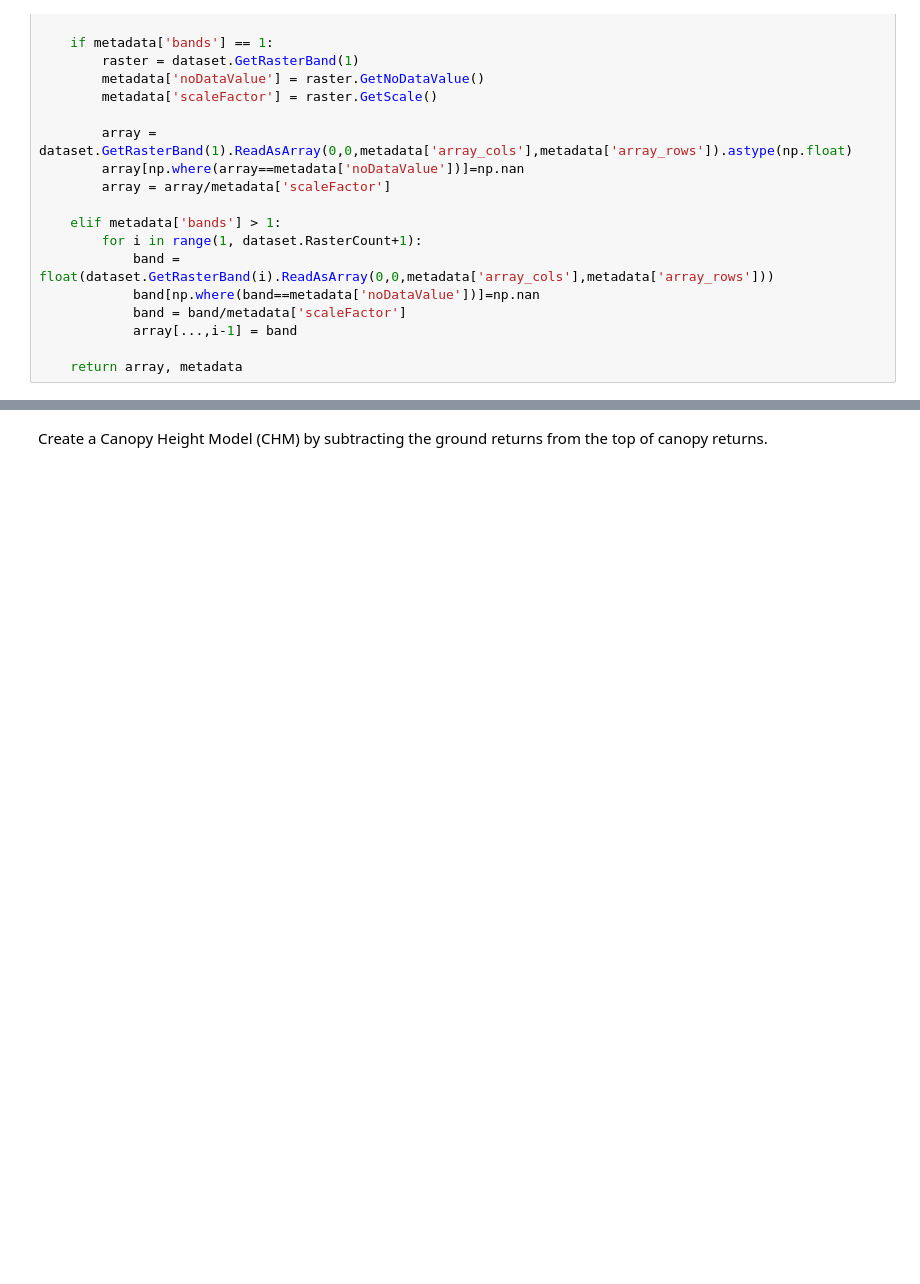
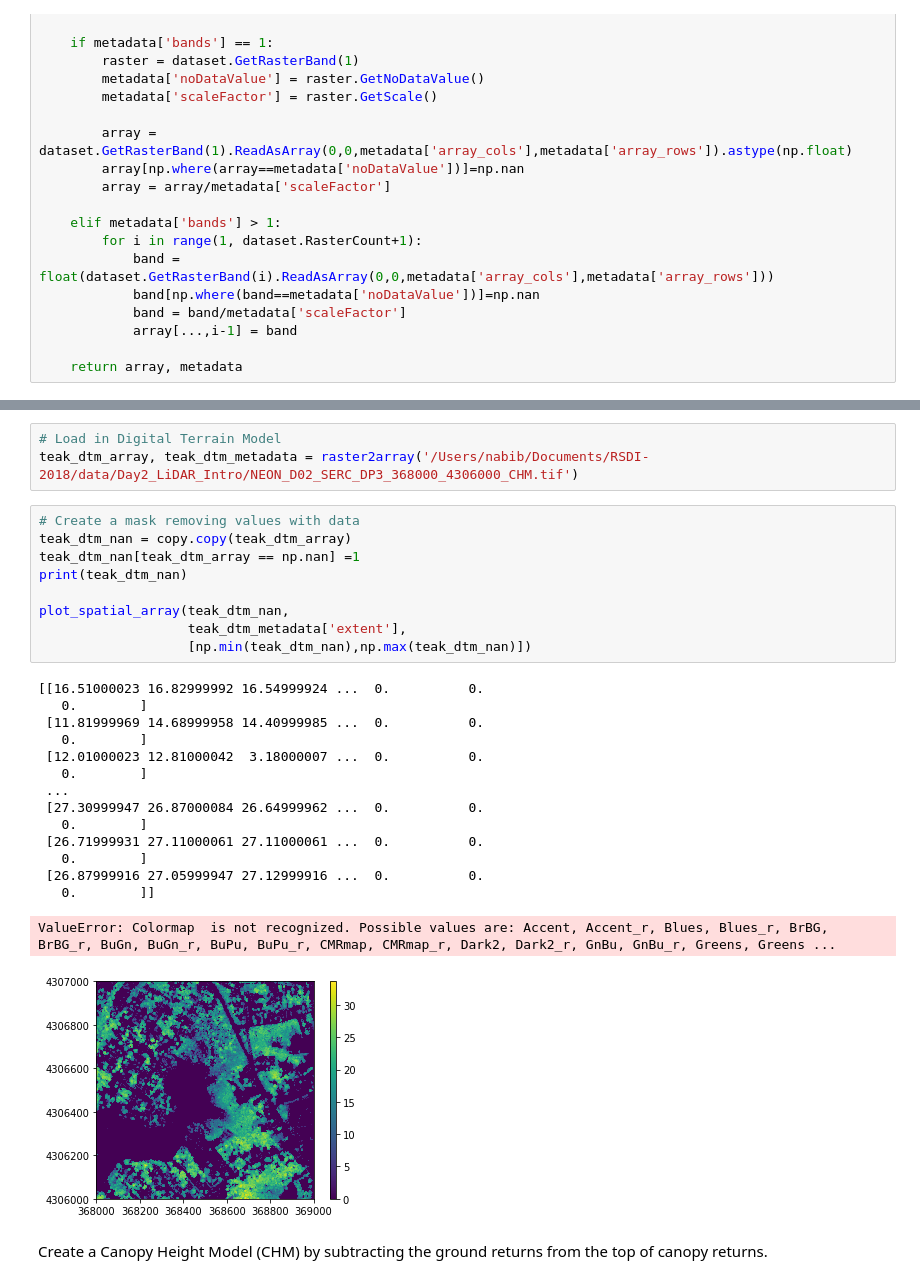
Before and after one commit to jameslamping/BC1_2018, a Jupyter notebook: Code/TEAK_chm_classification.ipynb, the cells around one changed output, grey strips where cells are left out. Cells and saved outputs as stored; diff of their text form; blank space fills up the shorter version.

Commit message:
add of inverse raster

```diff
--- a/Code/TEAK_chm_classification.ipynb
+++ b/Code/TEAK_chm_classification.ipynb
@@ -90,3 +96,31 @@ def plot_spatial_array(band_array,spatial_extent,colorlimit,ax=plt.gca(),title='
+# %%
+# Load in Digital Terrain Model
+teak_dtm_array, teak_dtm_metadata = raster2array('/Users/nabib/Documents/RSDI-2018/data/Day2_LiDAR_Intro/NEON_D02_SERC_DP3_368000_4306000_CHM.tif')
+# %%
+# Create a mask removing values with data
+teak_dtm_nan = copy.copy(teak_dtm_array)
+teak_dtm_nan[teak_dtm_array == np.nan] =1
+print(teak_dtm_nan)
+
+plot_spatial_array(teak_dtm_nan,
+                   teak_dtm_metadata['extent'],
+                   [np.min(teak_dtm_nan),np.max(teak_dtm_nan)])
+# %% [output]
+[[16.51000023 16.82999992 16.54999924 ...  0.          0.
+   0.        ]
+ [11.81999969 14.68999958 14.40999985 ...  0.          0.
+   0.        ]
+ [12.01000023 12.81000042  3.18000007 ...  0.          0.
+   0.        ]
+ ...
+ [27.30999947 26.87000084 26.64999962 ...  0.          0.
+   0.        ]
+ [26.71999931 27.11000061 27.11000061 ...  0.          0.
+   0.        ]
+ [26.87999916 27.05999947 27.12999916 ...  0.          0.
+   0.        ]]
+ValueError: Colormap  is not recognized. Possible values are: Accent, Accent_r, Blues, Blues_r, BrBG, BrBG_r, BuGn, BuGn_r, BuPu, BuPu_r, CMRmap, CMRmap_r, Dark2, Dark2_r, GnBu, GnBu_r, Greens, Greens ...
+[figure, added]
 # %% [markdown]
 Create a Canopy Height Model (CHM) by subtracting the ground returns from the top of canopy returns.
 # %%
```
Also changed, not shown: parts of 3 cells of this notebook.
